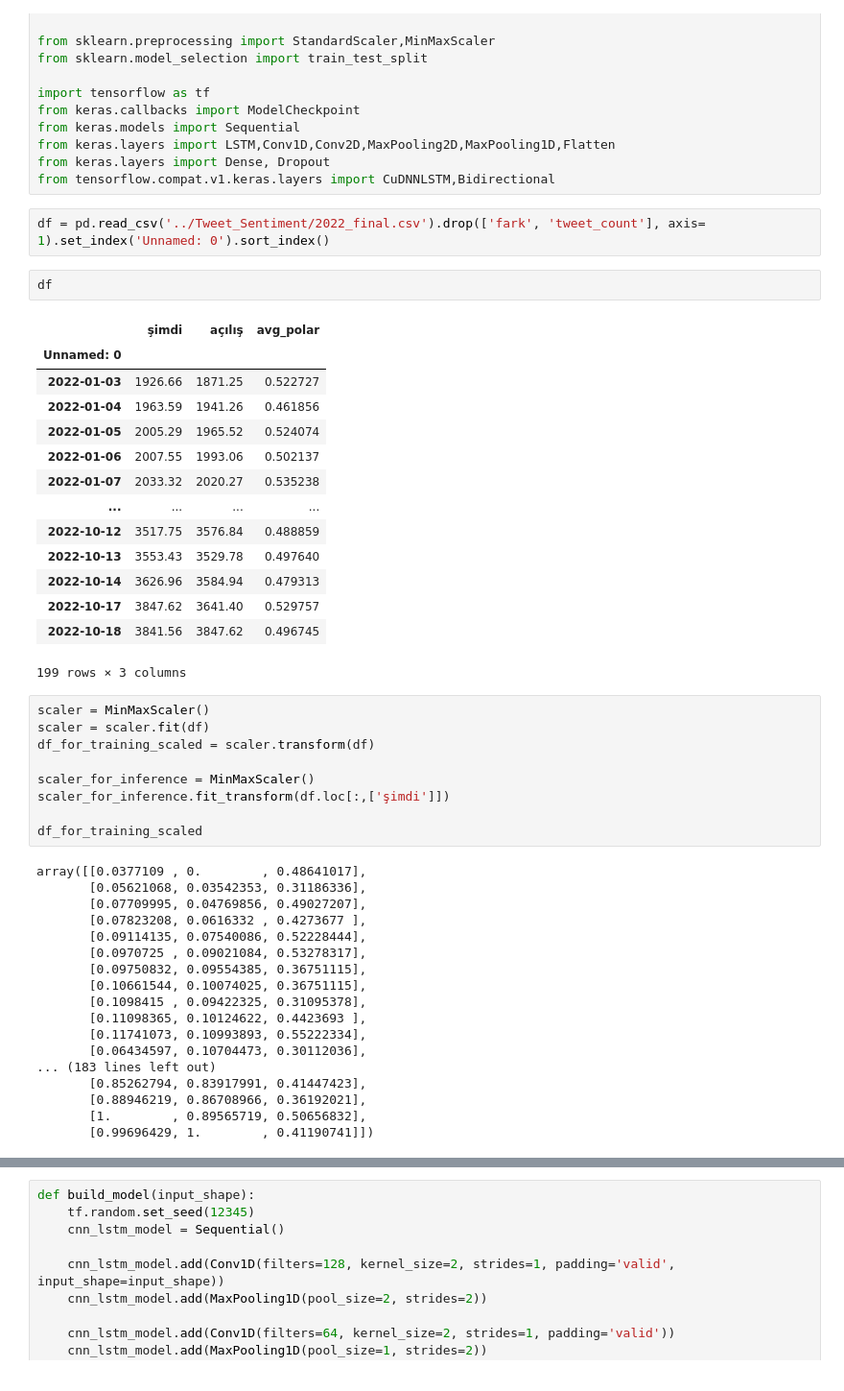
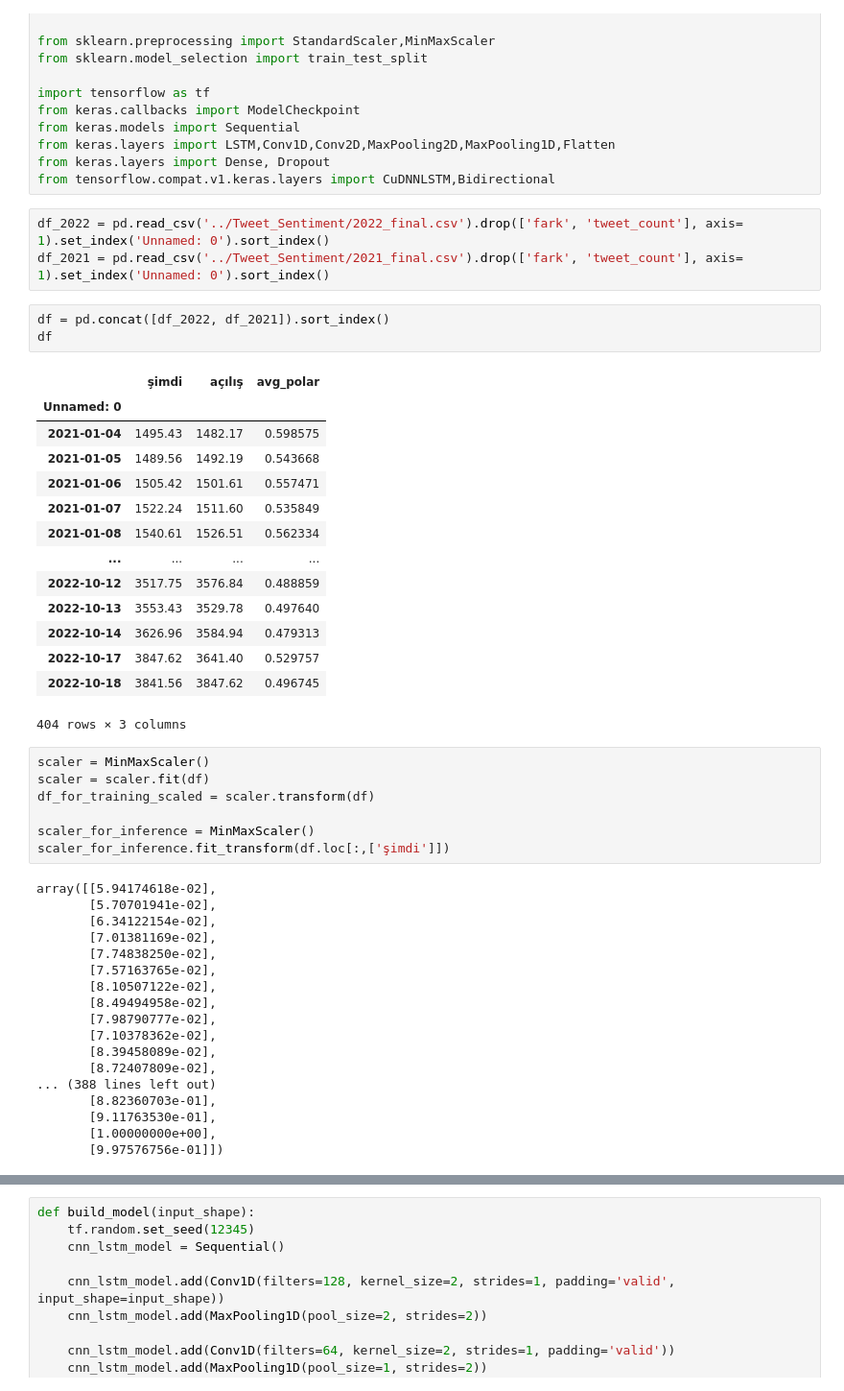
Before and after one commit to FacVain/tweet-stock-prediction, a Jupyter notebook: Stock_Prediction/LSTM_develop.ipynb, the cells around one changed output, grey strips where cells are left out. Shown at 96% size. Drawn from its saved outputs; the diff is of its cells as text.

```diff
--- a/Stock_Prediction/LSTM_develop.ipynb
+++ b/Stock_Prediction/LSTM_develop.ipynb
@@ -15,24 +15,26 @@ from keras.layers import LSTM,Conv1D,Conv2D,MaxPooling2D,MaxPooling1D,Flatten
 from keras.layers import Dense, Dropout
 from tensorflow.compat.v1.keras.layers import CuDNNLSTM,Bidirectional
 # %%
-df = pd.read_csv('../Tweet_Sentiment/2022_final.csv').drop(['fark', 'tweet_count'], axis= 1).set_index('Unnamed: 0').sort_index()
+df_2022 = pd.read_csv('../Tweet_Sentiment/2022_final.csv').drop(['fark', 'tweet_count'], axis= 1).set_index('Unnamed: 0').sort_index()
+df_2021 = pd.read_csv('../Tweet_Sentiment/2021_final.csv').drop(['fark', 'tweet_count'], axis= 1).set_index('Unnamed: 0').sort_index()
 # %%
+df = pd.concat([df_2022, df_2021]).sort_index()
 df
 # %% [output]
 |  | şimdi | açılış | avg_polar |
 | Unnamed: 0 |  |  |  |
-| 2022-01-03 | 1926.66 | 1871.25 | 0.522727 |
-| 2022-01-04 | 1963.59 | 1941.26 | 0.461856 |
-| 2022-01-05 | 2005.29 | 1965.52 | 0.524074 |
-| 2022-01-06 | 2007.55 | 1993.06 | 0.502137 |
-| 2022-01-07 | 2033.32 | 2020.27 | 0.535238 |
+| 2021-01-04 | 1495.43 | 1482.17 | 0.598575 |
+| 2021-01-05 | 1489.56 | 1492.19 | 0.543668 |
+| 2021-01-06 | 1505.42 | 1501.61 | 0.557471 |
+| 2021-01-07 | 1522.24 | 1511.60 | 0.535849 |
+| 2021-01-08 | 1540.61 | 1526.51 | 0.562334 |
 | ... | ... | ... | ... |
 | 2022-10-12 | 3517.75 | 3576.84 | 0.488859 |
 | 2022-10-13 | 3553.43 | 3529.78 | 0.497640 |
 | 2022-10-14 | 3626.96 | 3584.94 | 0.479313 |
 | 2022-10-17 | 3847.62 | 3641.40 | 0.529757 |
 | 2022-10-18 | 3841.56 | 3847.62 | 0.496745 |
-199 rows × 3 columns
+404 rows × 3 columns
 # %%
 scaler = MinMaxScaler()
 scaler = scaler.fit(df)
@@ -40,26 +42,24 @@ df_for_training_scaled = scaler.transform(df)
 
 scaler_for_inference = MinMaxScaler()
 scaler_for_inference.fit_transform(df.loc[:,['şimdi']])
-
-df_for_training_scaled
 # %% [output]
-array([[0.0377109 , 0.        , 0.48641017],
-       [0.05621068, 0.03542353, 0.31186336],
-       [0.07709995, 0.04769856, 0.49027207],
-       [0.07823208, 0.0616332 , 0.4273677 ],
-       [0.09114135, 0.07540086, 0.52228444],
-       [0.0970725 , 0.09021084, 0.53278317],
-       [0.09750832, 0.09554385, 0.36751115],
-       [0.10661544, 0.10074025, 0.36751115],
-       [0.1098415 , 0.09422325, 0.31095378],
-       [0.11098365, 0.10124622, 0.4423693 ],
-       [0.11741073, 0.10993893, 0.55222334],
-       [0.06434597, 0.10704473, 0.30112036],
-... (183 lines left out)
-       [0.85262794, 0.83917991, 0.41447423],
-       [0.88946219, 0.86708966, 0.36192021],
-       [1.        , 0.89565719, 0.50656832],
-       [0.99696429, 1.        , 0.41190741]])
+array([[5.94174618e-02],
+       [5.70701941e-02],
+       [6.34122154e-02],
+       [7.01381169e-02],
+       [7.74838250e-02],
+       [7.57163765e-02],
+       [8.10507122e-02],
+       [8.49494958e-02],
+       [7.98790777e-02],
+       [7.10378362e-02],
+       [8.39458089e-02],
+       [8.72407809e-02],
+... (388 lines left out)
+       [8.82360703e-01],
+       [9.11763530e-01],
+       [1.00000000e+00],
+       [9.97576756e-01]])
 # %%
 #Empty lists to be populated using formatted training data
 trainX = []
```
Also changed, not shown: parts of 16 cells of this notebook.
